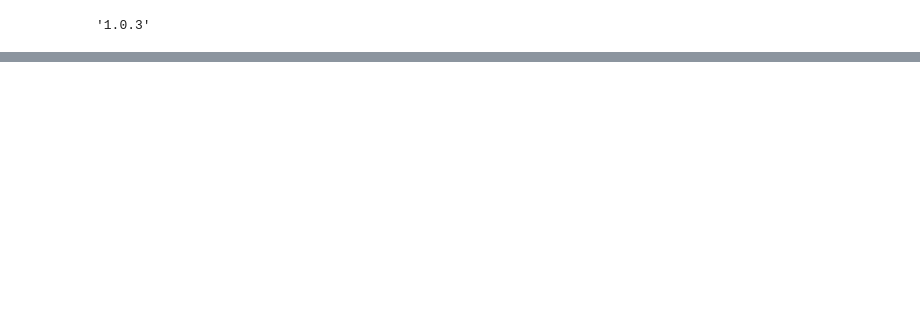
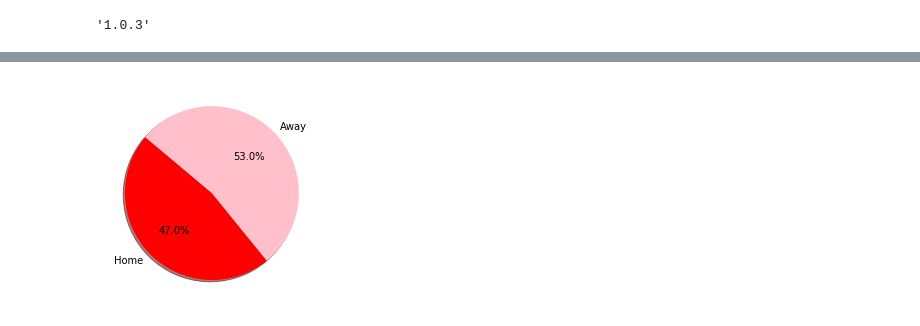
Before and after one commit to jferna73/project-one-, a Jupyter notebook: Dataframe 2016-2017.ipynb, the cells around one changed output, grey strips where cells are left out. Cells and saved outputs as stored; diff of their text form; code cells hidden in the pictures; blank space fills up the shorter version.

```diff
--- a/Dataframe 2016-2017.ipynb
+++ b/Dataframe 2016-2017.ipynb
@@ -509,0 +594,11 @@ ross_df.head()
+# %%
+pdList = [carroll_df, wright_df,ross_df,ibaka_df,tucker_df, patterson_df, siakam_df, powell_df,nogueira_df, lowry_df, valancuinas_df,sullinger_df,poltl_df,vanvleet_df, derozan_df, wright_df, joseph_df]  # List of your dataframes
+raps1617_df = pd.concat(pdList)
+raps1617_df.loc[raps1617_df['Date']=="2016-10-26", :]
+
+# Use pd.to_numeric() method to convert the datatype of the Amount column
+raps1617_df['3P']=pd.to_numeric(raps1617_df['3P'])
+raps1617_df['3PA']=pd.to_numeric(raps1617_df['3PA'])
+raps1617_df = raps1617_df.drop(columns=['3P%'])
+
+raps1617_df
@@ -509,0 +694,15 @@ ross_df.head()
+# %%
+# Goal: Understand if the amount of Time Rested impacted 3 pointers made & attempted?
+# How did 'Time Rested', impact 3 pointers made and attempted?
+raps1617_df.groupby(['Date'])
+rest_df = raps1617_df.groupby(['Time Rested'])
+sizes = rest_df['3P'].sum()
+
+labels = ["1 Day","2 Day","3 Day","4 Day","5 Day", "6 Day"]
+colors = ["red", "pink", "blue","green","orange","yellow"]
+
+#Creates the pie chart
+plt.pie(sizes, labels=labels, colors=colors,
+       autopct="%1.1f%%", shadow=True, startangle=140)
+
+# How to understand this graph: 61.9% of all 3 Pointers made were made in after 2 days of rest.
@@ -509,0 +729,17 @@ ross_df.head()
+# %%
+# Goal: Understand how Home vs Away games impacted 3 pointers made & attempted?
+# How many times did the raptors score free fries, at home and during away games?
+raps1617_df.groupby(['Date'])
+dates_group = raps1617_df.groupby(['Home vs Away'])
+dates_group['3P'].sum()
+
+# Labels for the sections of our pie chart
+labels = ["Home", "Away"]
+colors = ["red", "pink"]
+
+# Creates the pie chart
+plt.pie(sizes, labels=labels, colors=colors,
+        autopct="%1.1f%%", shadow=True, startangle=140)
+plt.title=("Percentage of 3 Pointers scored Home vs Away, 2016-2017")
+# %% [output]
+[figure, added]
```
Also changed, not shown: parts of 43 cells of this notebook.
